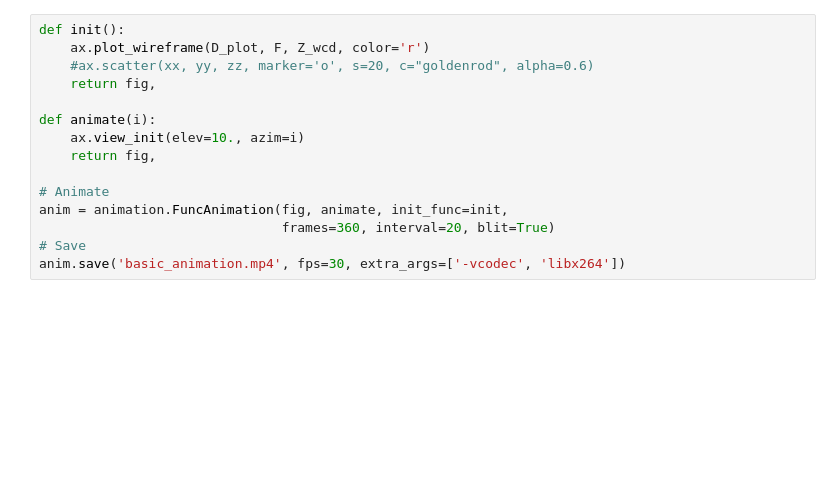
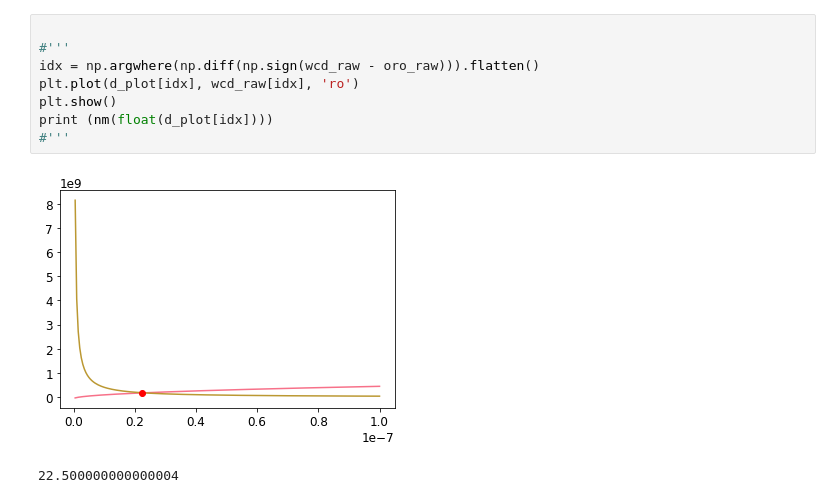
Before and after one commit to DuchJonah/Mat497, a Jupyter notebook: Strengthening Model for 740H v1.ipynb, the cells around one changed output. Drawn from its saved outputs; the diff is of its cells as text; blank space fills up the shorter version.

```diff
--- a/Strengthening Model for 740H v1.ipynb
+++ b/Strengthening Model for 740H v1.ipynb
@@ -240,15 +267,11 @@ ax.plot_surface(D_plot, F, Z_oro, color='g')
-# %%
-def init():
-    ax.plot_wireframe(D_plot, F, Z_wcd, color='r')
-    #ax.scatter(xx, yy, zz, marker='o', s=20, c="goldenrod", alpha=0.6)
-    return fig,
-
-def animate(i):
-    ax.view_init(elev=10., azim=i)
-    return fig,
-
-# Animate
-anim = animation.FuncAnimation(fig, animate, init_func=init,
-                               frames=360, interval=20, blit=True)
-# Save
-anim.save('basic_animation.mp4', fps=30, extra_args=['-vcodec', 'libx264'])
+# %%
+
+#'''
+idx = np.argwhere(np.diff(np.sign(wcd_raw - oro_raw))).flatten()
+plt.plot(d_plot[idx], wcd_raw[idx], 'ro')
+plt.show()
+print (nm(float(d_plot[idx])))
+#'''
+# %% [output]
+[figure, added]
+22.500000000000004
```
Also changed, not shown: parts of 2 cells of this notebook.
